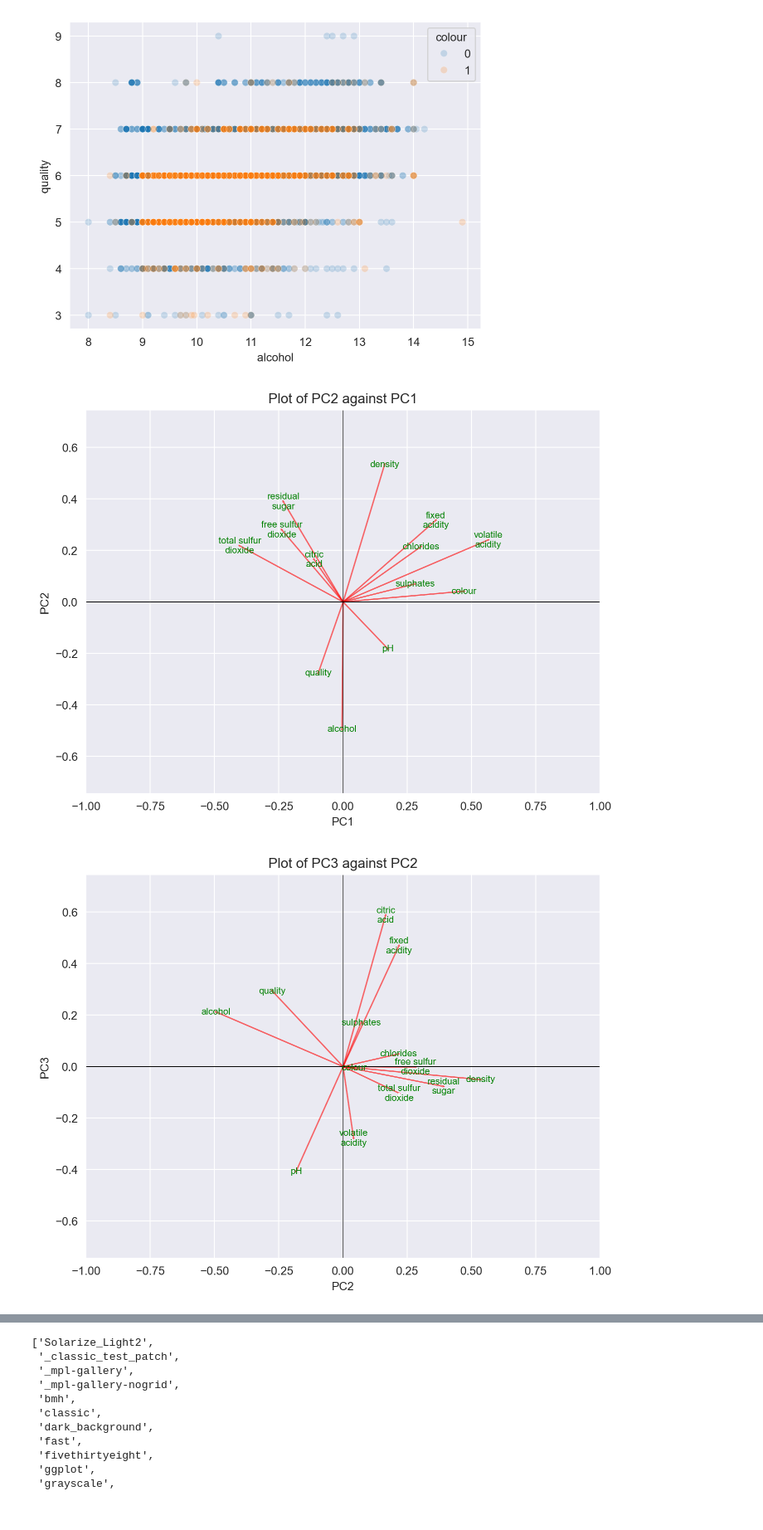
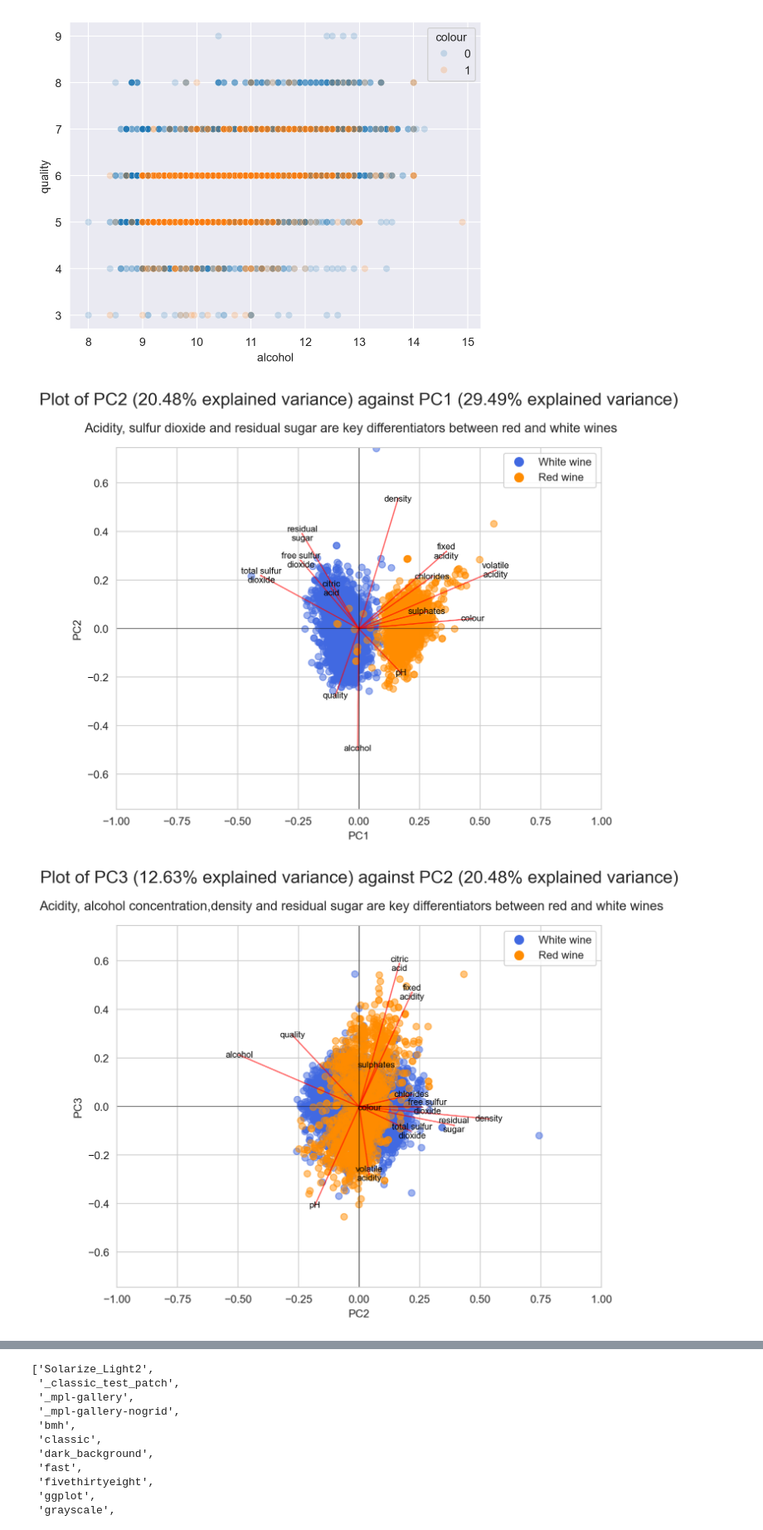
Before and after one commit to kayvon-taee/ML, a Jupyter notebook: project_1/project_1.ipynb, the cells around one changed output, grey strips where cells are left out. Shown at 83% size. Saved outputs shown, nothing was run; the diff lists cells and outputs as text; code cells hidden in the pictures.

Commit message:
Finished with the plots for the wine colour question! I just need to consider the quality scenario

```diff
--- a/project_1/project_1.ipynb
+++ b/project_1/project_1.ipynb
@@ -113,7 +113,7 @@ def biplot_for_pca(pipeline_fit: object,pca_fit: PCA, pca_number_for_x_axis : in
     plt.ylim(-1, 1)
     plt.xlabel(f"PC{pca_number_for_x_axis}")
     plt.ylabel(f"PC{pca_number_for_y_axis}")
-    plt.title(plot_title)
+    plt.title(plot_title, fontsize=16,y=1.1)
 
     # Extract transformed values from fit for x and y axes
     pca_data_index_x = pca_number_for_x_axis - 1
@@ -122,41 +122,58 @@ def biplot_for_pca(pipeline_fit: object,pca_fit: PCA, pca_number_for_x_axis : in
     pca_data_y = pipeline_fit.transform(wine_data_all)[:,pca_data_index_y]
     coeff = np.transpose(pca_fit.components_[pca_data_index_x:pca_number_for_y_axis,:])
     n=wine_data_all.shape[1]
-    scale_x_axis=1.0/(pca_data_x.max()-pca_data_x.max())
-    scale_y_axis=1.0/(pca_data_y.max()-pca_data_y.max())
-    ax.scatter(x=pca_data_x*scale_x_axis,y=pca_data_y*scale_y_axis)
+    scale_x_axis = 1.0 / (pca_data_x.max() - pca_data_x.min())
+    scale_y_axis = 1.0 / (pca_data_y.max() - pca_data_y.min())
+    # Used for differentiating the wine type
+    colour_mapping = {0: "royalblue", 1: "darkorange"}
+    ax.scatter(x=pca_data_x*scale_x_axis,y=pca_data_y*scale_y_axis, c=wine_data_all['colour'].map(colour_mapping),alpha=0.5)
+    # Generate the legend
+    legend_labels = ["White wine", "Red wine"]
+    # Make a point with no data, modifying it to display a legend
+    legend_handles = [plt.Line2D([0], [0], marker='o', color='w', markerfacecolor=colour_mapping[i], markersize=10) for i in range(2)]
+    ax.legend(legend_handles, legend_labels, loc='upper right')
     for column_index in range(n):
         x_position = coeff[column_index, 0]
         y_position = coeff[column_index, 1]
 
         # Check if the label will overlap with others, and adjust position if needed
         if column_index < n - 1:
             for j in range(column_index + 1, n):
                 if (abs(x_position - coeff[j, 0]) < 0.1) and (abs(y_position - coeff[j, 1]) < 0.1):
                     x_position += 0.1
                     y_position += 0.1
 
         label = wine_data_all.T.index[column_index]
 
         # Find the last space character and replace it with a newline
         last_space_index = label.rfind(" ")
         if last_space_index >= 0:
+            # Add an extra new line for total sulfur dioxide so labels don't overlap
             if pca_number_for_y_axis == 4 and column_index == 6:
                 label = label[:last_space_index] + "\n\n" + label[last_space_index+1:]
             label = label[:last_space_index] + "\n" + label[last_space_index+1:]
 
         ax.arrow(0, 0, x_position, y_position, color="r", alpha=0.5)
         # Add arrowheads to labels
-        ax.annotate(label, (x_position, y_position), color="g",
+        ax.annotate(label, (x_position, y_position), color="black",
                      arrowprops=dict(arrowstyle="->", lw=1.5),
                      fontsize=8, ha='center', va='center')
 
     ax.axhline(0, color='black', linewidth=0.5)  # Add horizontal line
     ax.axvline(0, color='black', linewidth=0.5)  # Add vertical line
-    fig.savefig(figure_file_name, dpi=300, bbox_inches='tight', transparent=True)
+    match pca_number_for_x_axis:
+        case 1:
+            plt.text(0.5, 0.92,"Acidity, sulfur dioxide and residual sugar are key differentiators between red and white wines",fontsize=12, ha='center', va='center', transform=plt.gcf().transFigure)
+        case 2:
+            plt.text(0.5, 0.92,"Acidity, alcohol concentration,density and residual sugar are key differentiators between red and white wines",fontsize=12, ha='center', va='center', transform=plt.gcf().transFigure)
+        case 3:
+            plt.text(0.5, 0.92,"Acidity and pH are key differentiators between red and white wines", fontsize=12, ha='center', va='center', transform=plt.gcf().transFigure)
+
+    fig.savefig(figure_file_name, dpi=300, bbox_inches='tight')
 # PCA numbers are between 1 and 4, so we just need range 1 to 3, with 4 being 3 + 1.
+explained_variance_percentage = ["{:.2%}".format(num) for num in pca.explained_variance_ratio_]
 for pca_number in range(1,4):
-    biplot_for_pca(fit, pca,pca_number,pca_number+1,f"Plot of PC{pca_number+1} against PC{pca_number}",f"pc{pca_number+1}_vs_pc{pca_number}")
+    biplot_for_pca(fit, pca,pca_number,pca_number+1,f"Plot of PC{pca_number+1} ({explained_variance_percentage[pca_number]} explained variance) against PC{pca_number} ({explained_variance_percentage[pca_number-1]} explained variance)",f"pc{pca_number+1}_vs_pc{pca_number}")
 # %% [output]
-[figure, old version]
+[figure, new version]
-[figure, old version]
+[figure, new version]
```
Also changed, not shown: parts of 3 cells of this notebook, 3 other files.
